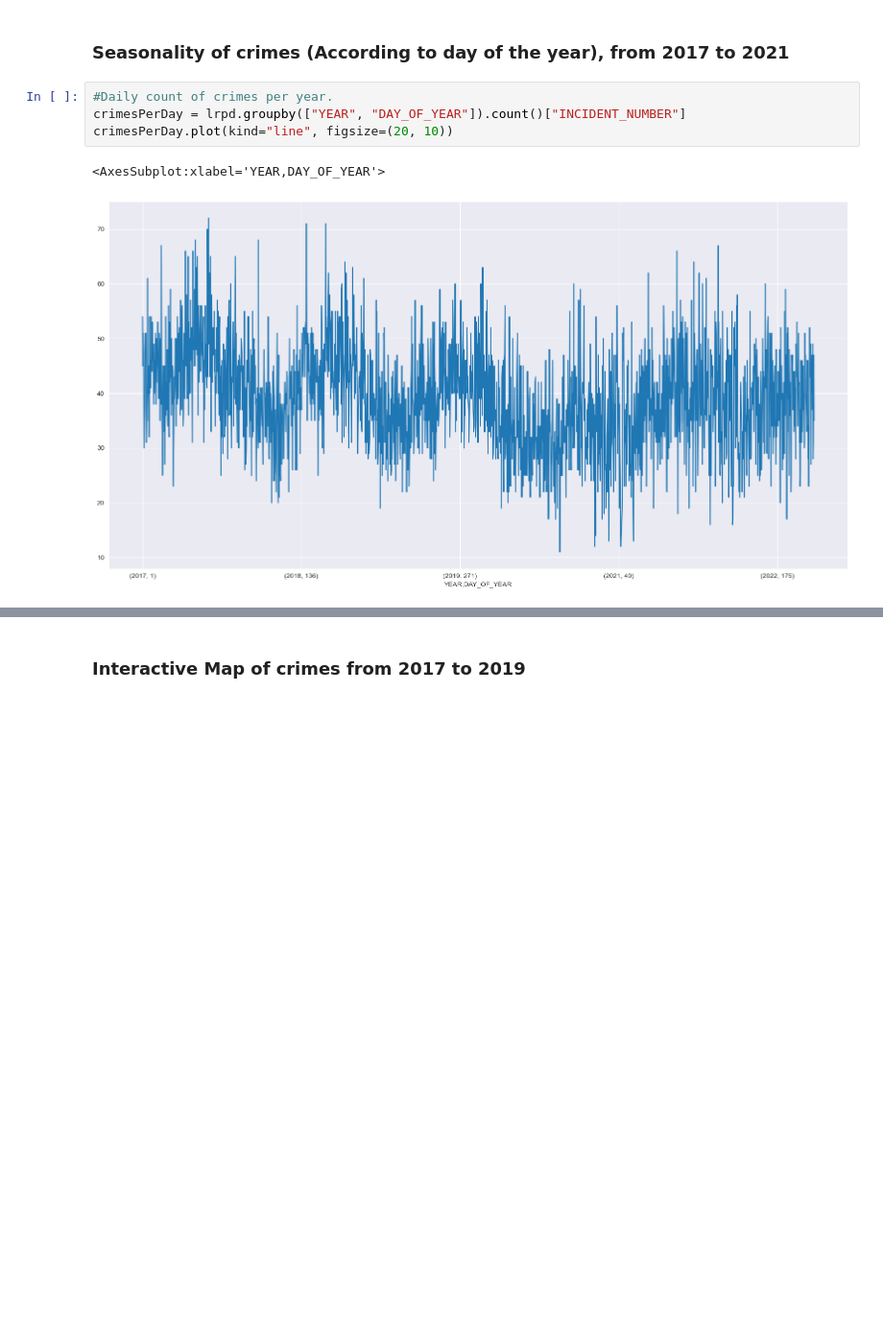
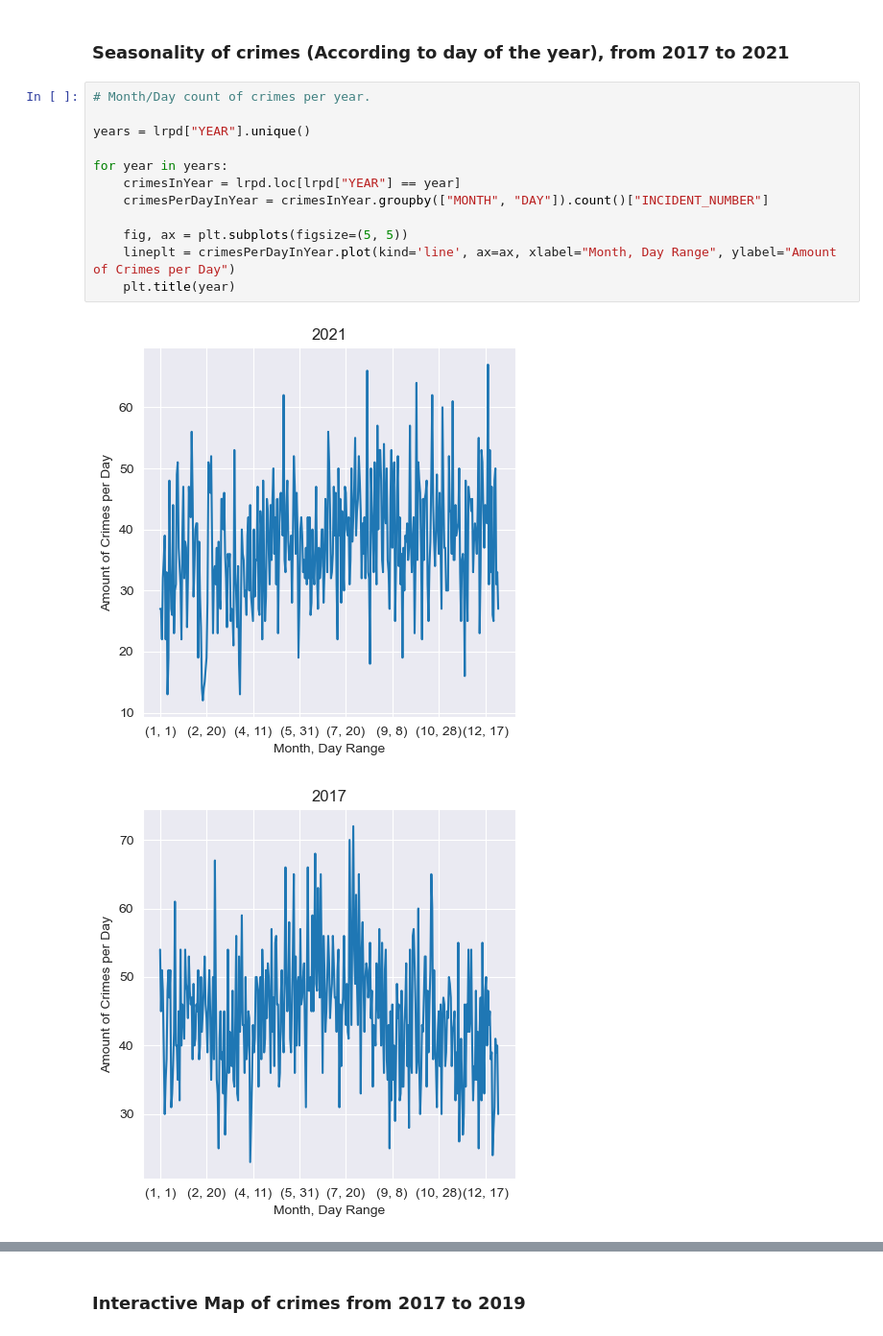
Before and after one commit to ATU-TechAI-Research-Hub/little-rock-crime, a Jupyter notebook: jupyter-notebooks/2_exploratory_analysis_cj_2022-10-28.ipynb, the cells around one changed output, grey strips where cells are left out. Shown: that part at 96% size. Saved outputs shown, nothing was run; the diff lists cells and outputs as text; blank space fills up the shorter version.

```diff
--- a/jupyter-notebooks/2_exploratory_analysis_cj_2022-10-28.ipynb
+++ b/jupyter-notebooks/2_exploratory_analysis_cj_2022-10-28.ipynb
@@ -143,10 +98,18 @@ plt.show()
 ### Question: What weapons were used the most in Violent Crimes?
 # %% [markdown]
 ### Seasonality of crimes (According to day of the year), from 2017 to 2021
-# %%
-#Daily count of crimes per year.
-crimesPerDay = lrpd.groupby(["YEAR", "DAY_OF_YEAR"]).count()["INCIDENT_NUMBER"]
-crimesPerDay.plot(kind="line", figsize=(20, 10))
-# %% [output]
-<AxesSubplot:xlabel='YEAR,DAY_OF_YEAR'>
-[figure, removed]
+# %%
+# Month/Day count of crimes per year.
+
+years = lrpd["YEAR"].unique()
+
+for year in years:
+    crimesInYear = lrpd.loc[lrpd["YEAR"] == year]
+    crimesPerDayInYear = crimesInYear.groupby(["MONTH", "DAY"]).count()["INCIDENT_NUMBER"]
+
+    fig, ax = plt.subplots(figsize=(5, 5))
+    lineplt = crimesPerDayInYear.plot(kind='line', ax=ax, xlabel="Month, Day Range", ylabel="Amount of Crimes per Day")
+    plt.title(year)
+# %% [output]
+[figure, added]
+[figure, added]
```
Also changed, not shown: parts of 14 cells of this notebook, 2 other files.
